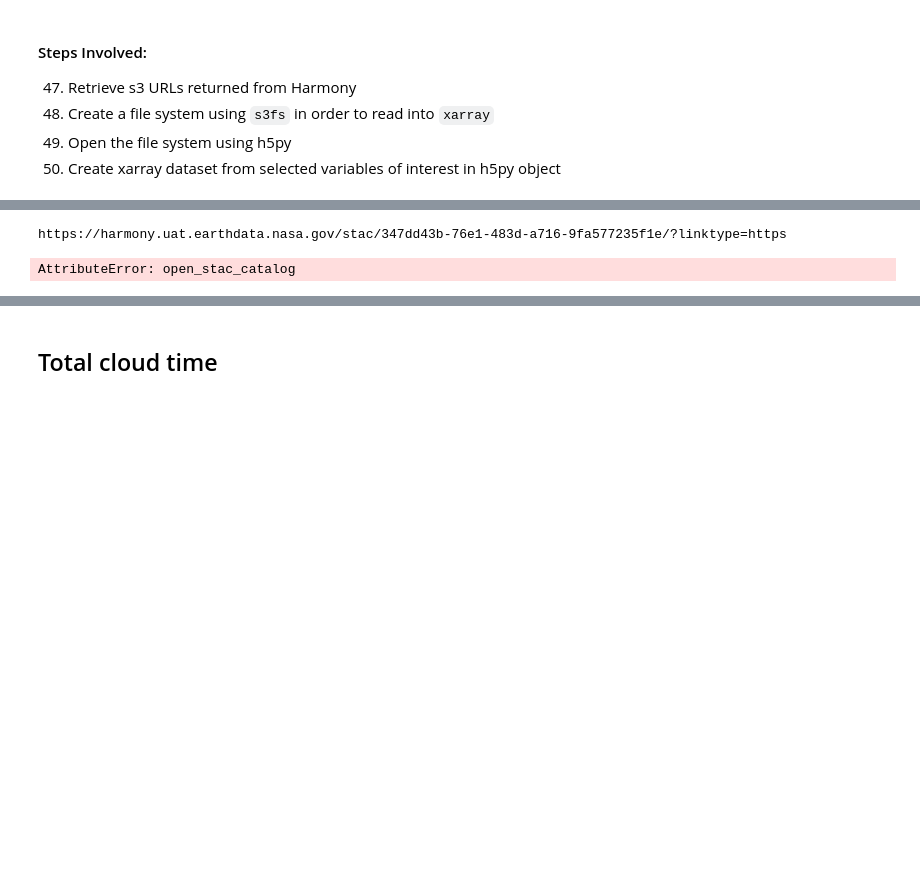
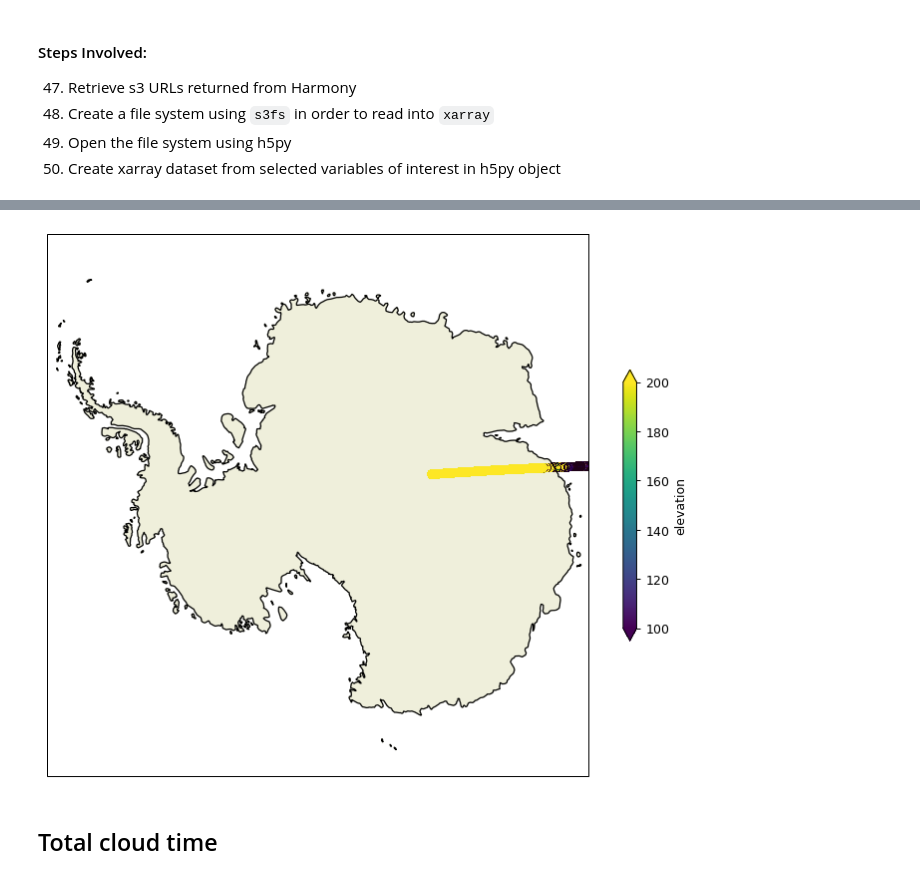
Before and after one commit to asteiker/time-to-science-KPI, a Jupyter notebook: Minimize time to science KPI.ipynb, the cells around one changed output, grey strips where cells are left out. Drawn from its saved outputs; the diff is of its cells as text; code cells hidden in the pictures; blank space fills up the shorter version.

Commit message:
updated cloud read and plot

```diff
--- a/Minimize time to science KPI.ipynb
+++ b/Minimize time to science KPI.ipynb
@@ -1213,9 +1148,0 @@ s3_fs = s3fs.S3FileSystem(
-# %%
-with s3_fs.open(s3_urls[0], 'rb') as s3f:
-    with h5py.File(s3f, 'r') as f:
-        gt1r = xr.Dataset({
-                       'latitude': (['x'], f['gt1r']['heights']['lat_ph'][:]),
-                       'longitude': (['x'], f['gt1r']['heights']['lon_ph'][:]),
-                       'height': (['x'], f['gt1r']['heights']['h_ph'][:]),
-                       })
-gt1r
@@ -1284,23 +1155,24 @@ https://harmony.uat.earthdata.nasa.gov/stac/347dd43b-76e1-483d-a716-9fa577235f1e
-# %%
-#
-# NOTE: Execution of this cell will only succeed within the AWS us-west-2 region.
-#
-
-
-t0 = time.time()
-
-stac_catalog_url = harmony_client.stac_catalog_url(job_id)
-print(stac_catalog_url)
-cat = intake.open_stac_catalog(stac_catalog_url)
-display(list(cat))
-for i in range(len(list(cat))):
-    da = cat[list(cat)[i]][entries[i].describe()['name']].to_dask()
-    display(da)
-    da.plot()
-
-wall_time = time.time() - t0
-cloud_times.append(wall_time)
-print (wall_time, "seconds wall time")
-# %% [output]
-https://harmony.uat.earthdata.nasa.gov/stac/347dd43b-76e1-483d-a716-9fa577235f1e/?linktype=https
-AttributeError: open_stac_catalog
+# %%
+t0 = time.time()
+
+# %matplotlib widget
+
+plt.figure(figsize=(10,8), dpi= 90)
+ax = plt.axes(projection=ccrs.SouthPolarStereo(central_longitude=0))
+ax.add_feature(cfeature.LAND)
+ax.set_extent([-180, 180, -65, -90], ccrs.PlateCarree())
+ax.coastlines(resolution='50m', color='black', linewidth=1)
+plt.scatter(gt1r.longitude,
+            gt1r.latitude,
+            c=gt1r.height,
+            cmap='viridis',
+            vmin=100,vmax=200,
+            transform=ccrs.PlateCarree())
+plt.colorbar(label='elevation', shrink=0.5, extend='both')
+
+# plt.show()
+
+wall_time = time.time() - t0
+cloud_times.append(wall_time)
+print (wall_time, "seconds wall time")
+# %% [output]
@@ -1307,3 +1180,4 @@ AttributeError: open_stac_catalog
+[figure, added]
 # %% [markdown]
 ## Total cloud time
 # %%
```
Also changed, not shown: parts of 33 cells of this notebook.
